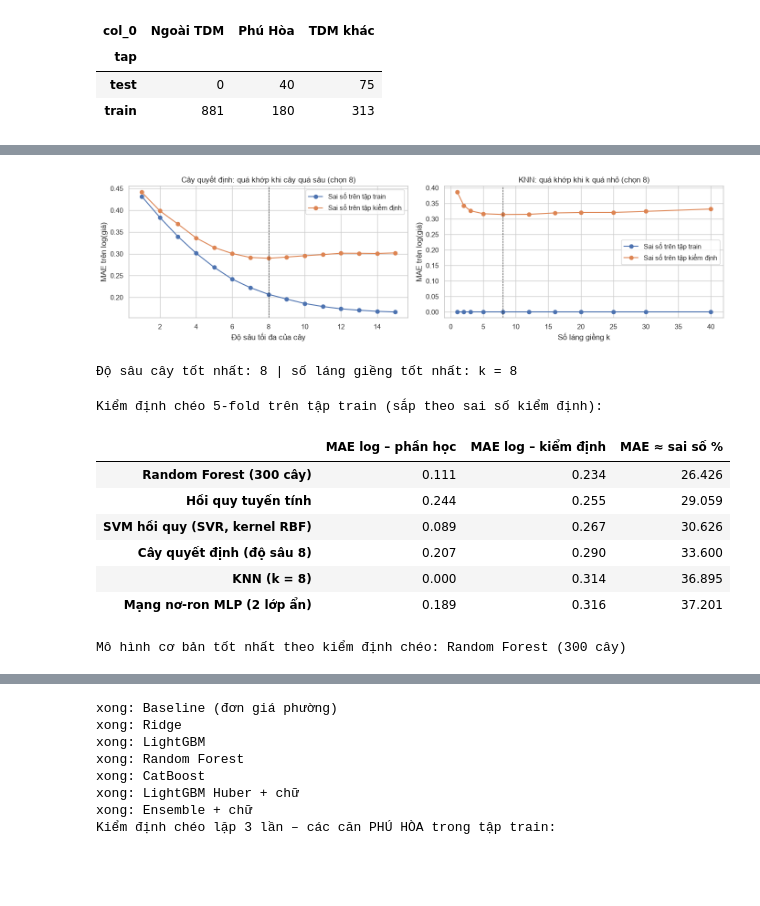
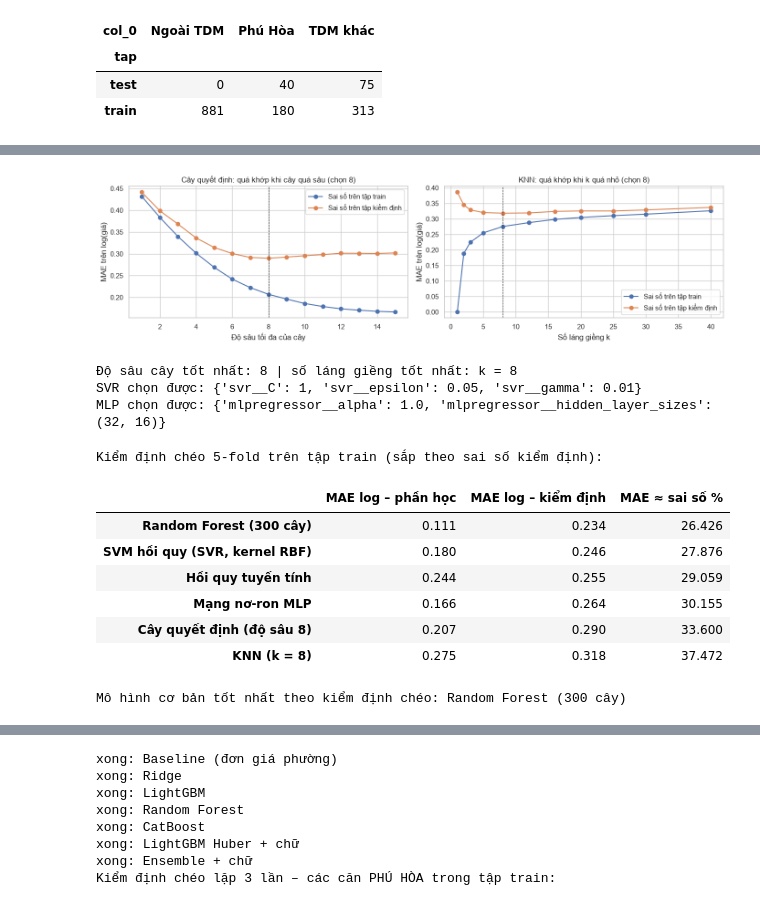
Before and after one commit to 2324801030095-cloud/Project_Du-doan-gia-nha, a Jupyter notebook: notebooks/2324801030095.ipynb, the cells around one changed output, grey strips where cells are left out. Drawn from its saved outputs; the diff is of its cells as text; code cells hidden in the pictures; blank space fills up the shorter version.

```diff
--- a/notebooks/2324801030095.ipynb
+++ b/notebooks/2324801030095.ipynb
@@ -572,59 +574,69 @@ Mọi mô hình dưới đây đều nằm trong bài giảng hoặc bài thực
 
 > Chia fold **theo nhóm tin gần trùng** (GroupKFold) là kỹ thuật nâng cao (giải thích ở Phần B); về bản chất vẫn là kiểm định chéo K-fold của bài thực hành, chỉ thêm điều kiện các tin của cùng một căn không bị tách ra hai phía.
 # %%
-from sklearn.model_selection import GroupKFold
+from sklearn.model_selection import GroupKFold, GridSearchCV
 from sklearn.pipeline import make_pipeline
 from sklearn.impute import SimpleImputer
 from sklearn.preprocessing import StandardScaler
 from sklearn.linear_model import LinearRegression
 from sklearn.tree import DecisionTreeRegressor, export_text
+from sklearn.neighbors import KNeighborsRegressor
+from sklearn.svm import SVR
+from sklearn.neural_network import MLPRegressor
+from sklearn.ensemble import RandomForestRegressor
 from mo_hinh_gia import bang_danh_gia
 
 DT_CO_BAN = ["log_dt", "ngang", "dai", "so_tang", "dt_san", "ty_le_san", "phong_ngu", "so_wc", "mat_tien_duong",
              "cap_loi_vao", "hem_rong", "so_chung", "noi_that", "lat", "lon", "kc_trung_tam_km"] + CO_CHU
 Xtr, ytr = train[DT_CO_BAN].astype(float), train["y"].to_numpy()
 Xte = test[DT_CO_BAN].astype(float)
-from sklearn.neighbors import KNeighborsRegressor
-from sklearn.svm import SVR
-from sklearn.neural_network import MLPRegressor
-from sklearn.ensemble import RandomForestRegressor
 cay = lambda d: make_pipeline(SimpleImputer(strategy="median"), DecisionTreeRegressor(max_depth=d, min_samples_leaf=5, random_state=0))
-knn = lambda k: make_pipeline(SimpleImputer(strategy="median"), StandardScaler(), KNeighborsRegressor(n_neighbors=k, weights="distance"))
+knn = lambda k: make_pipeline(SimpleImputer(strategy="median"), StandardScaler(), KNeighborsRegressor(n_neighbors=k))
 FOLD = list(GroupKFold(5, shuffle=True, random_state=RANDOM_STATE).split(Xtr, groups=train["nhom"]))   # 5 fold chung cho mọi mô hình
 
 def mae_cheo(tao):
     # Kiểm định chéo 5-fold trên tập train: trả về (MAE trên phần học, MAE trên phần kiểm định), đo trên log(giá)
     tr_, va_ = [], []
     for a, b in FOLD:
         m = tao().fit(Xtr.iloc[a], ytr[a])
         tr_.append(np.mean(np.abs(m.predict(Xtr.iloc[a]) - ytr[a]))); va_.append(np.mean(np.abs(m.predict(Xtr.iloc[b]) - ytr[b])))
     return np.mean(tr_), np.mean(va_)
 
 DO_SAU, SO_K = list(range(1, 16)), [1, 2, 3, 5, 8, 12, 16, 20, 25, 30, 40]
 loi_cay = np.array([mae_cheo(lambda: cay(d)) for d in DO_SAU])
 loi_knn = np.array([mae_cheo(lambda: knn(k)) for k in SO_K])
 DO_SAU_TOT, K_TOT = DO_SAU[int(np.argmin(loi_cay[:, 1]))], SO_K[int(np.argmin(loi_knn[:, 1]))]
 
 fig, axes = plt.subplots(1, 2, figsize=(14, 4))
 for ax, x, loi, tot, ten, nhan in [(axes[0], DO_SAU, loi_cay, DO_SAU_TOT, "Cây quyết định: quá khớp khi cây quá sâu", "Độ sâu tối đa của cây"),
                                    (axes[1], SO_K, loi_knn, K_TOT, "KNN: quá khớp khi k quá nhỏ", "Số láng giềng k")]:
     ax.plot(x, loi[:, 0], "o-", label="Sai số trên tập train"); ax.plot(x, loi[:, 1], "o-", label="Sai số trên tập kiểm định")
     ax.axvline(tot, color="k", ls="--", lw=0.8); ax.set(title=f"{ten} (chọn {tot})", xlabel=nhan, ylabel="MAE trên log(giá)"); ax.legend()
 plt.tight_layout(); plt.show()
 print(f"Độ sâu cây tốt nhất: {DO_SAU_TOT} | số láng giềng tốt nhất: k = {K_TOT}")
+
+# SVR và MLP có nhiều siêu tham số: dò lưới bằng GridSearchCV (như TH11) trên cùng 5 fold của tập train
+def do_luoi(pipe, luoi):
+    return GridSearchCV(pipe, luoi, cv=FOLD, scoring="neg_mean_absolute_error").fit(Xtr, ytr).best_params_
+TS_SVR = do_luoi(make_pipeline(SimpleImputer(strategy="median"), StandardScaler(), SVR()),
+                 {"svr__C": [0.3, 1, 3, 10], "svr__epsilon": [0.05, 0.1], "svr__gamma": ["scale", 0.01]})
+TS_MLP = do_luoi(make_pipeline(SimpleImputer(strategy="median"), StandardScaler(), MLPRegressor(early_stopping=True, max_iter=2000, random_state=0)),
+                 {"mlpregressor__hidden_layer_sizes": [(16,), (32, 16), (64, 32)], "mlpregressor__alpha": [1e-3, 1e-1, 1.0]})
+print("SVR chọn được:", TS_SVR); print("MLP chọn được:", TS_MLP)
 # %% [output]
-[figure, old version]
+[figure, new version]
 Độ sâu cây tốt nhất: 8 | số láng giềng tốt nhất: k = 8
+SVR chọn được: {'svr__C': 1, 'svr__epsilon': 0.05, 'svr__gamma': 0.01}
+MLP chọn được: {'mlpregressor__alpha': 1.0, 'mlpregressor__hidden_layer_sizes': (32, 16)}
 # %%
-# Các mô hình của môn học, cấu hình mặc định hợp lý (siêu tham số của cây và KNN đã chọn ở ô trên)
+# Các mô hình của môn học, với siêu tham số đã chọn bằng kiểm định chéo ở ô trên
 MO_HINH_CO_BAN = {
     "Hồi quy tuyến tính": lambda: make_pipeline(SimpleImputer(strategy="median"), StandardScaler(), LinearRegression()),
     f"Cây quyết định (độ sâu {DO_SAU_TOT})": lambda: cay(DO_SAU_TOT),
     f"KNN (k = {K_TOT})": lambda: knn(K_TOT),
-    "SVM hồi quy (SVR, kernel RBF)": lambda: make_pipeline(SimpleImputer(strategy="median"), StandardScaler(), SVR(C=3.0, epsilon=0.05)),
-    "Mạng nơ-ron MLP (2 lớp ẩn)": lambda: make_pipeline(SimpleImputer(strategy="median"), StandardScaler(),
-                                                         MLPRegressor(hidden_layer_sizes=(32, 16), alpha=1e-2, learning_rate_init=1e-3,
-                                                                      early_stopping=True, max_iter=2000, random_state=0)),
+    "SVM hồi quy (SVR, kernel RBF)": lambda: make_pipeline(SimpleImputer(strategy="median"), StandardScaler(), SVR()).set_params(**TS_SVR),
+    "Mạng nơ-ron MLP": lambda: make_pipeline(SimpleImputer(strategy="median"), StandardScaler(),
+                                              MLPRegressor(early_stopping=True, max_iter=2000, random_state=0)).set_params(**TS_MLP),
     "Random Forest (300 cây)": lambda: make_pipeline(SimpleImputer(strategy="median"),
                                                      RandomForestRegressor(300, min_samples_leaf=2, max_features=0.4, n_jobs=-1, random_state=0)),
 }
@@ -638,11 +650,11 @@ print(f"Mô hình cơ bản tốt nhất theo kiểm định chéo: {TOT_CO_BAN}
 Kiểm định chéo 5-fold trên tập train (sắp theo sai số kiểm định):
 |  | MAE log – phần học | MAE log – kiểm định | MAE ≈ sai số % |
 | Random Forest (300 cây) | 0.111 | 0.234 | 26.426 |
+| SVM hồi quy (SVR, kernel RBF) | 0.180 | 0.246 | 27.876 |
 | Hồi quy tuyến tính | 0.244 | 0.255 | 29.059 |
-| SVM hồi quy (SVR, kernel RBF) | 0.089 | 0.267 | 30.626 |
+| Mạng nơ-ron MLP | 0.166 | 0.264 | 30.155 |
 | Cây quyết định (độ sâu 8) | 0.207 | 0.290 | 33.600 |
-| KNN (k = 8) | 0.000 | 0.314 | 36.895 |
-| Mạng nơ-ron MLP (2 lớp ẩn) | 0.189 | 0.316 | 37.201 |
+| KNN (k = 8) | 0.275 | 0.318 | 37.472 |
 Mô hình cơ bản tốt nhất theo kiểm định chéo: Random Forest (300 cây)
 # %%
 # Chấm trên tập test: tất cả mô hình học lại trên toàn bộ tập train
```
Also changed, not shown: parts of 13 cells of this notebook, 7 other files.
